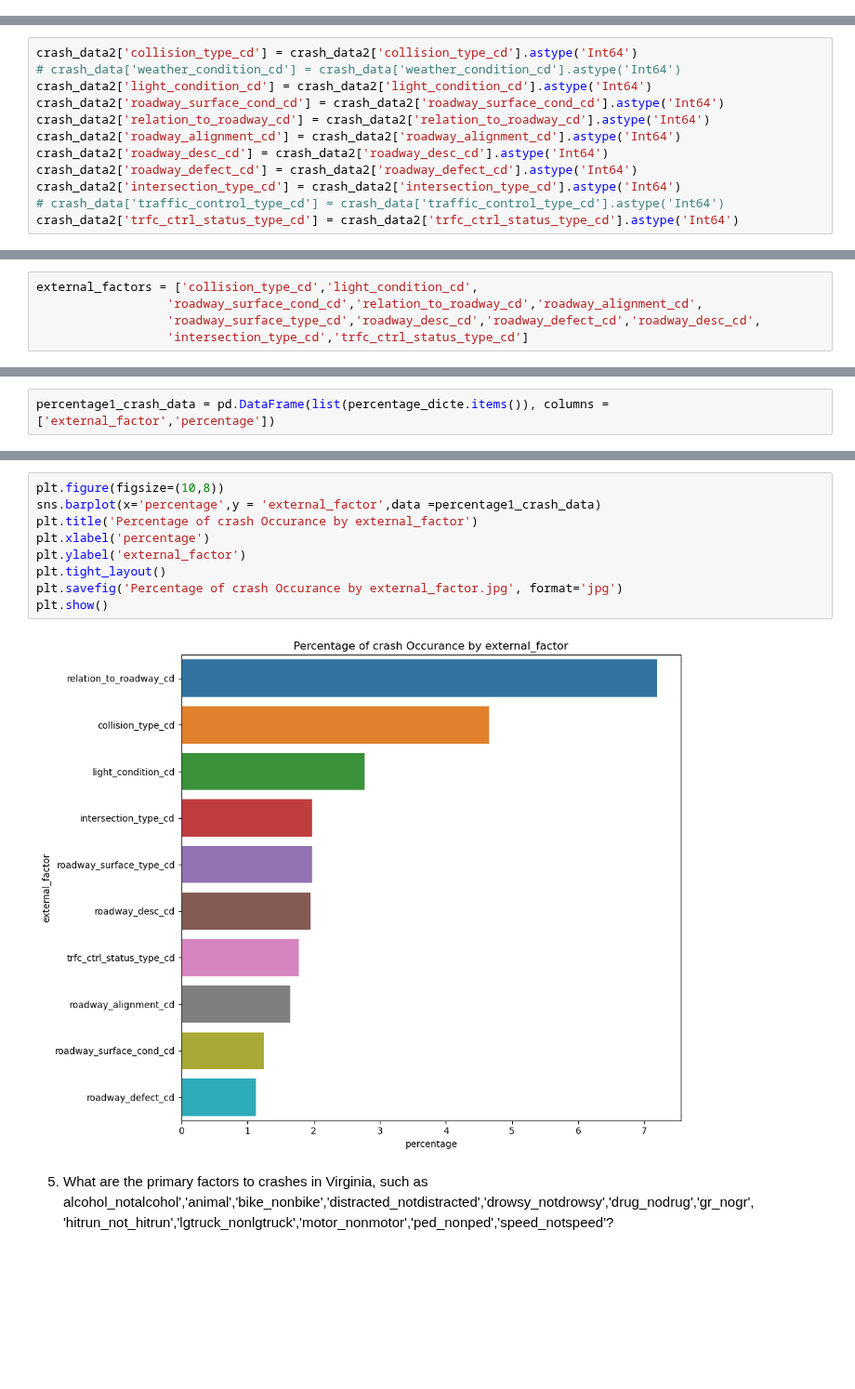
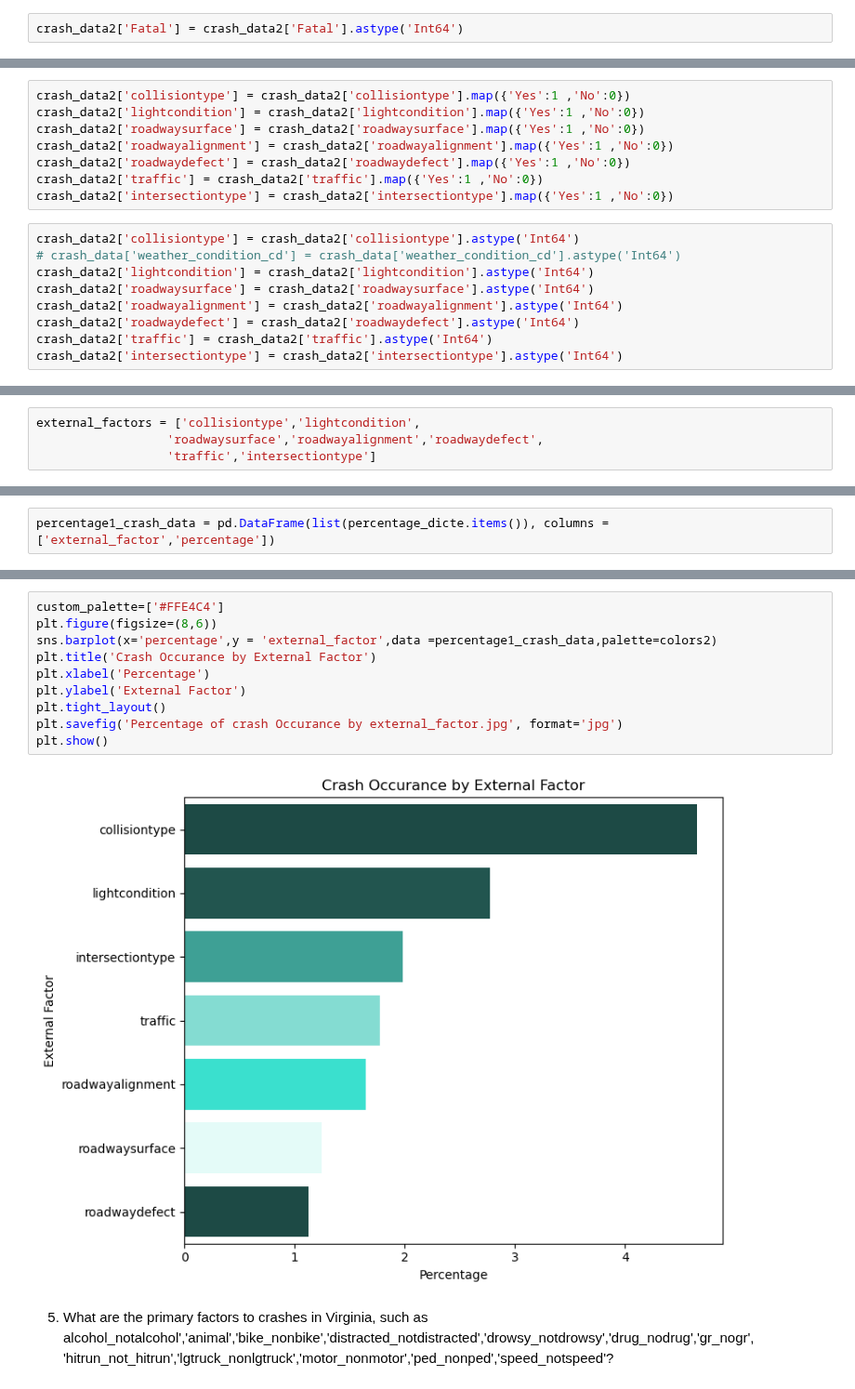
Before and after one commit to Eliab16/VDOT-crash-analysis, a Jupyter notebook: notebooks/VDOT_Analysis.ipynb, the cells around one changed output, grey strips where cells are left out. Shown at 93% size. Saved outputs shown, nothing was run; the diff lists cells and outputs as text; blank space fills up the shorter version.

```diff
--- a/notebooks/VDOT_Analysis.ipynb
+++ b/notebooks/VDOT_Analysis.ipynb
@@ -388,0 +431,2 @@ plt.show
+# %%
+crash_data2['Fatal'] = crash_data2['Fatal'].astype('Int64')
@@ -410,12 +505,17 @@ Name: collision_type_cd, Length: 199863, dtype: Int64
+# %%
+crash_data2['collisiontype'] = crash_data2['collisiontype'].map({'Yes':1 ,'No':0})
+crash_data2['lightcondition'] = crash_data2['lightcondition'].map({'Yes':1 ,'No':0})
+crash_data2['roadwaysurface'] = crash_data2['roadwaysurface'].map({'Yes':1 ,'No':0})
+crash_data2['roadwayalignment'] = crash_data2['roadwayalignment'].map({'Yes':1 ,'No':0})
+crash_data2['roadwaydefect'] = crash_data2['roadwaydefect'].map({'Yes':1 ,'No':0})
+crash_data2['traffic'] = crash_data2['traffic'].map({'Yes':1 ,'No':0})
+crash_data2['intersectiontype'] = crash_data2['intersectiontype'].map({'Yes':1 ,'No':0})
 # %%
-crash_data2['collision_type_cd'] = crash_data2['collision_type_cd'].astype('Int64')
+crash_data2['collisiontype'] = crash_data2['collisiontype'].astype('Int64')
 # crash_data['weather_condition_cd'] = crash_data['weather_condition_cd'].astype('Int64')
-crash_data2['light_condition_cd'] = crash_data2['light_condition_cd'].astype('Int64')
-crash_data2['roadway_surface_cond_cd'] = crash_data2['roadway_surface_cond_cd'].astype('Int64')
-crash_data2['relation_to_roadway_cd'] = crash_data2['relation_to_roadway_cd'].astype('Int64')
-crash_data2['roadway_alignment_cd'] = crash_data2['roadway_alignment_cd'].astype('Int64')
-crash_data2['roadway_desc_cd'] = crash_data2['roadway_desc_cd'].astype('Int64')
-crash_data2['roadway_defect_cd'] = crash_data2['roadway_defect_cd'].astype('Int64')
-crash_data2['intersection_type_cd'] = crash_data2['intersection_type_cd'].astype('Int64')
-# crash_data['traffic_control_type_cd'] = crash_data['traffic_control_type_cd'].astype('Int64')
-crash_data2['trfc_ctrl_status_type_cd'] = crash_data2['trfc_ctrl_status_type_cd'].astype('Int64')
+crash_data2['lightcondition'] = crash_data2['lightcondition'].astype('Int64')
+crash_data2['roadwaysurface'] = crash_data2['roadwaysurface'].astype('Int64')
+crash_data2['roadwayalignment'] = crash_data2['roadwayalignment'].astype('Int64')
+crash_data2['roadwaydefect'] = crash_data2['roadwaydefect'].astype('Int64')
+crash_data2['traffic'] = crash_data2['traffic'].astype('Int64')
+crash_data2['intersectiontype'] = crash_data2['intersectiontype'].astype('Int64')
@@ -422,8 +537,7 @@ crash_data2['trfc_ctrl_status_type_cd'] = crash_data2['trfc_ctrl_status_type_cd'
 # %%
-external_factors = ['collision_type_cd','light_condition_cd',
-                  'roadway_surface_cond_cd','relation_to_roadway_cd','roadway_alignment_cd',
-                  'roadway_surface_type_cd','roadway_desc_cd','roadway_defect_cd','roadway_desc_cd',
-                  'intersection_type_cd','trfc_ctrl_status_type_cd']
+external_factors = ['collisiontype','lightcondition',
+                  'roadwaysurface','roadwayalignment','roadwaydefect',
+                  'traffic','intersectiontype']
 # %%
 percentage_dicte={}
 # %%
@@ -450,14 +573,15 @@ percentage1_crash_data.sort_values(by='percentage',ascending=False,inplace=True)
 # %%
-plt.figure(figsize=(10,8))
-sns.barplot(x='percentage',y = 'external_factor',data =percentage1_crash_data)
-plt.title('Percentage of crash Occurance by external_factor')
-plt.xlabel('percentage')
-plt.ylabel('external_factor')
+custom_palette=['#FFE4C4']
+plt.figure(figsize=(8,6))
+sns.barplot(x='percentage',y = 'external_factor',data =percentage1_crash_data,palette=colors2)
+plt.title('Crash Occurance by External Factor')
+plt.xlabel('Percentage')
+plt.ylabel('External Factor')
 plt.tight_layout()
 plt.savefig('Percentage of crash Occurance by external_factor.jpg', format='jpg')
 plt.show()
 # %% [output]
-[figure, old version]
+[figure, new version]
 # %% [markdown]
 5. What are the primary factors to crashes in Virginia,
 such as alcohol_notalcohol','animal','bike_nonbike','distracted_notdistracted','drowsy_notdrowsy','drug_nodrug','gr_nogr',
```
Also changed, not shown: parts of 87 cells of this notebook.
